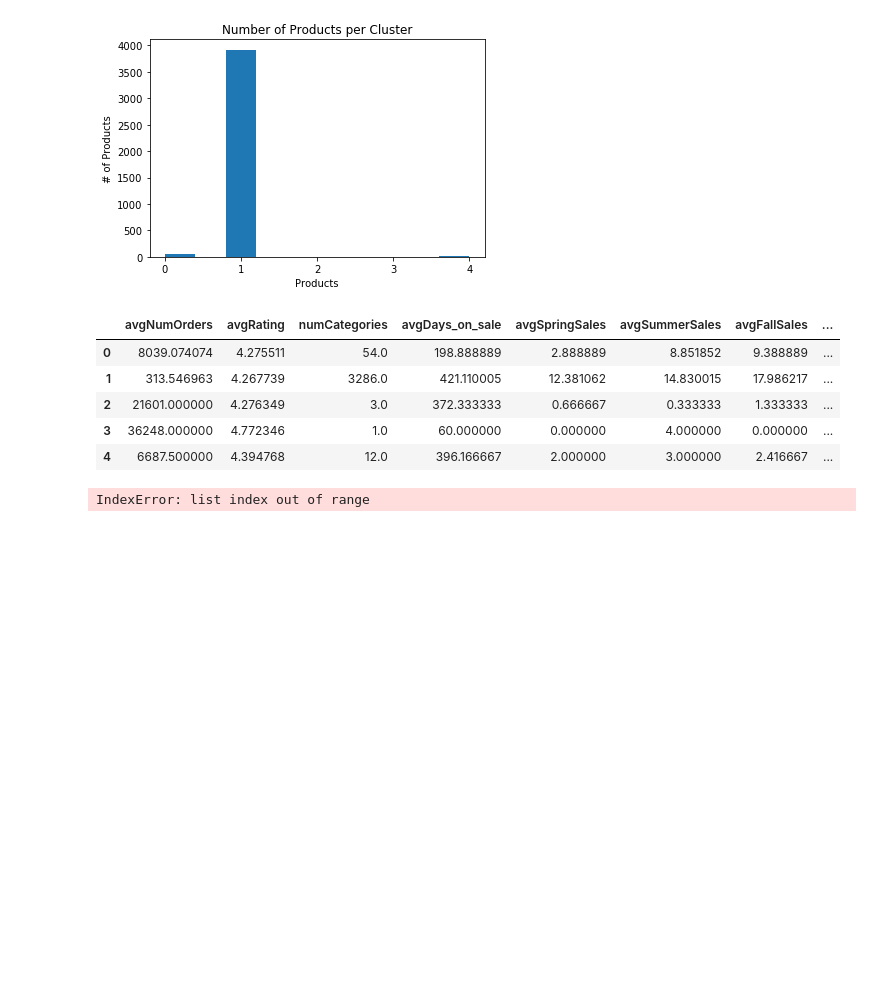
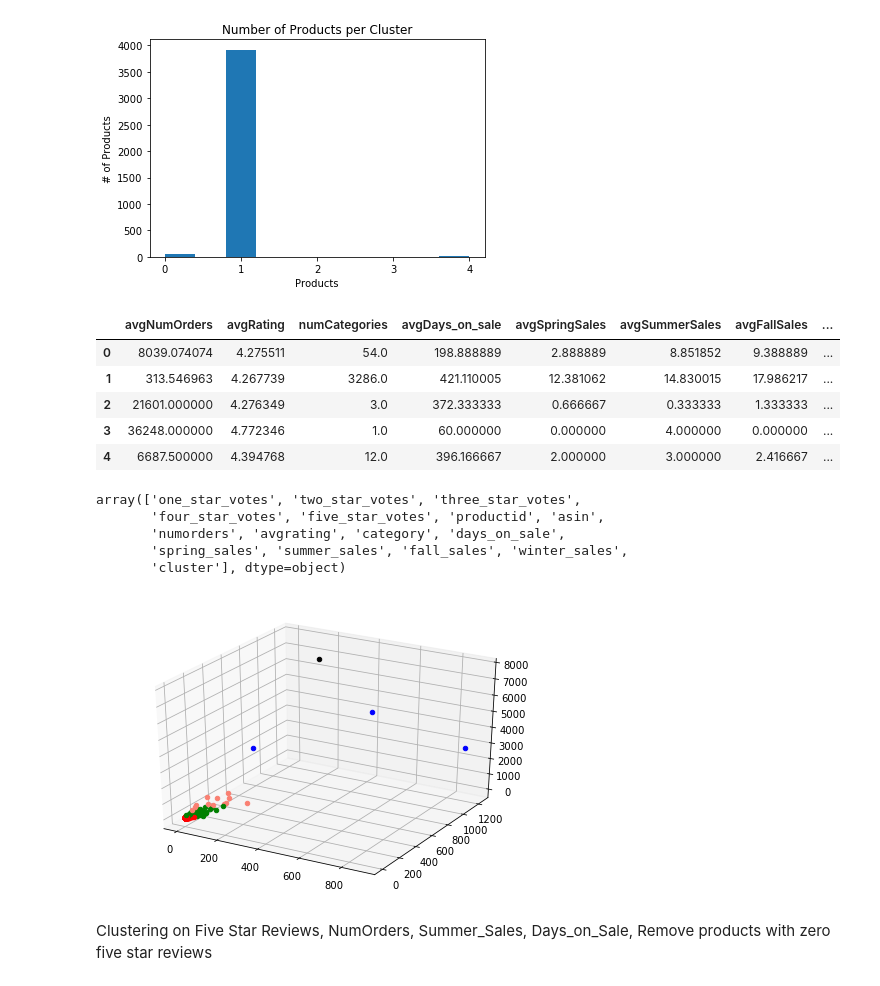
Before and after one commit to alexyanw/dse203-group-project, a Jupyter notebook: data_exploration/Demo_Product_Clustering.ipynb, the cells around one changed output. Saved outputs shown, nothing was run; the diff lists cells and outputs as text; code cells hidden in the pictures; blank space fills up the shorter version.

```diff
--- a/data_exploration/Demo_Product_Clustering.ipynb
+++ b/data_exploration/Demo_Product_Clustering.ipynb
@@ -264,8 +254,18 @@ ratingC_dist
 | 2 | 21601.000000 | 4.276349 | 3.0 | 372.333333 | 0.666667 | 0.333333 | 1.333333 | ... |
 | 3 | 36248.000000 | 4.772346 | 1.0 | 60.000000 | 0.000000 | 4.000000 | 0.000000 | ... |
 | 4 | 6687.500000 | 4.394768 | 12.0 | 396.166667 | 2.000000 | 3.000000 | 2.416667 | ... |
+# %%
+ratingCluster.columns
+# %% [output]
+array(['one_star_votes', 'two_star_votes', 'three_star_votes',
+       'four_star_votes', 'five_star_votes', 'productid', 'asin',
+       'numorders', 'avgrating', 'category', 'days_on_sale',
+       'spring_sales', 'summer_sales', 'fall_sales', 'winter_sales',
+       'cluster'], dtype=object)
 # %%
-plot=plot3d(group2c0clust, 0, 1, 2, ratingC_df.shape[0],ratingC_df.shape[1])
+plot=plot3d(ratingCluster, 2, 3, 4, ratingC_df.shape[0],ratingC_df.shape[1])
 plot
 # %% [output]
-IndexError: list index out of range
+[figure, added]
+# %% [markdown]
+Clustering on Five Star Reviews, NumOrders, Summer_Sales, Days_on_Sale, Remove products with zero five star reviews
```
Also changed, not shown: parts of 13 cells of this notebook.
